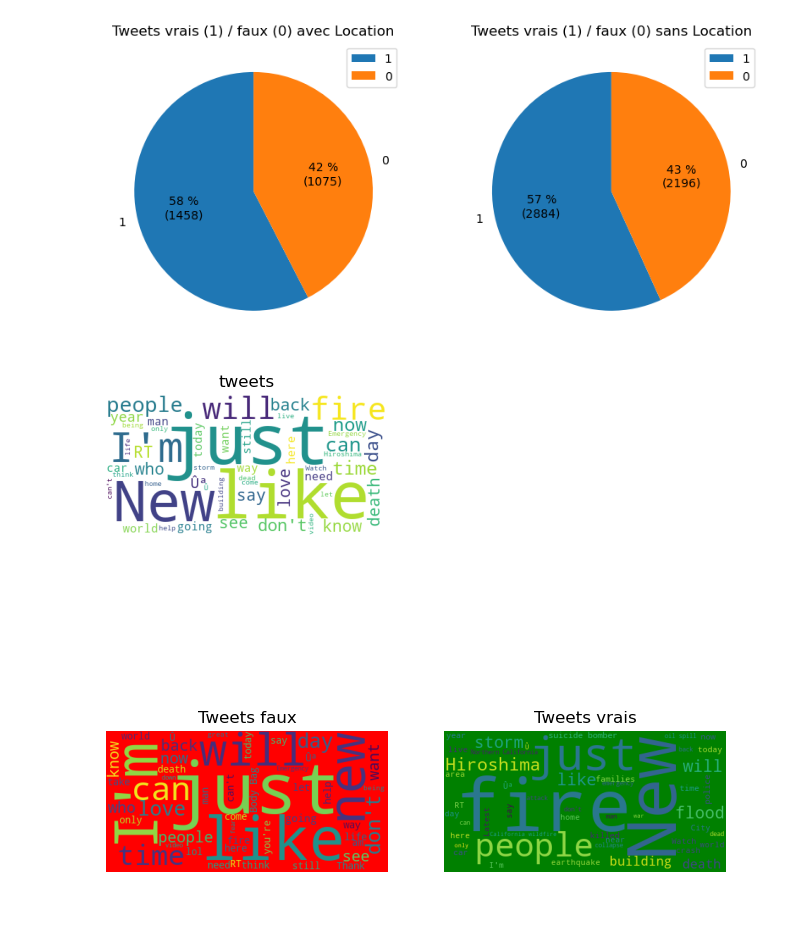
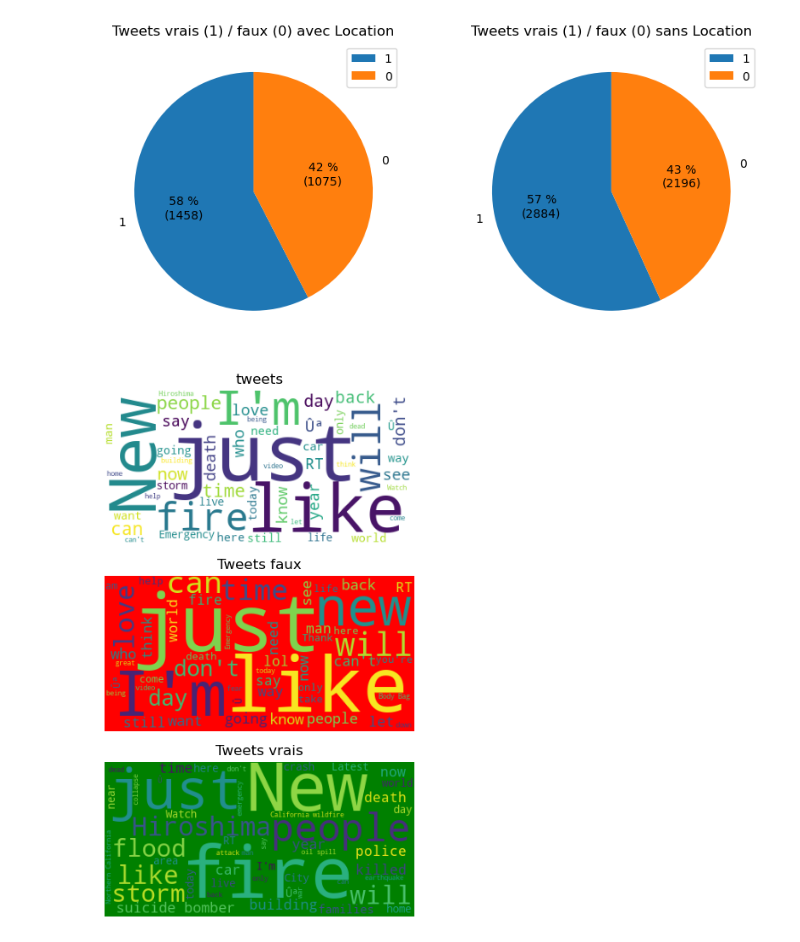
Before and after one commit to brusadelli-luca/disaster_tweets, a Jupyter notebook: disaster_tweets_viz.ipynb, the cells around one changed output. Drawn from its saved outputs; the diff is of its cells as text; code cells hidden in the pictures; blank space fills up the shorter version.

```diff
--- a/disaster_tweets_viz.ipynb
+++ b/disaster_tweets_viz.ipynb
@@ -348,31 +348,31 @@ my_lst_str_1 = ' '.join(map(str, text_1))
 # %%
 plt.figure(figsize=(8, 8))
 
-plt.subplot(2, 2, 1)
+plt.subplot(3, 1, 1)
 
 wordcloud = WordCloud(background_color = 'white', stopwords = stopwords , max_words = 50).generate(my_lst_str)
 plt.imshow(wordcloud)
 
 plt.title('tweets')
 plt.axis("off")
 
-plt.subplot(2, 2, 3)
+plt.subplot(3, 1, 2)
 
 wordcloud_0 = WordCloud(background_color = 'red', stopwords = stopwords , max_words = 50).generate(my_lst_str_0)
 plt.imshow(wordcloud_0)
 
 plt.title('Tweets faux')
 plt.axis("off")
 
 
-plt.subplot(2, 2, 4)
+plt.subplot(3, 1, 3)
 
 wordcloud_1 = WordCloud(background_color = 'green', stopwords = stopwords , max_words = 50).generate(my_lst_str_1)
 plt.imshow(wordcloud_1)
 
 plt.title('Tweets vrais')
 plt.axis("off")
 
 plt.show()
 # %% [output]
-[figure, old version]
+[figure, new version]
```
Also changed, not shown: 2 other files.
